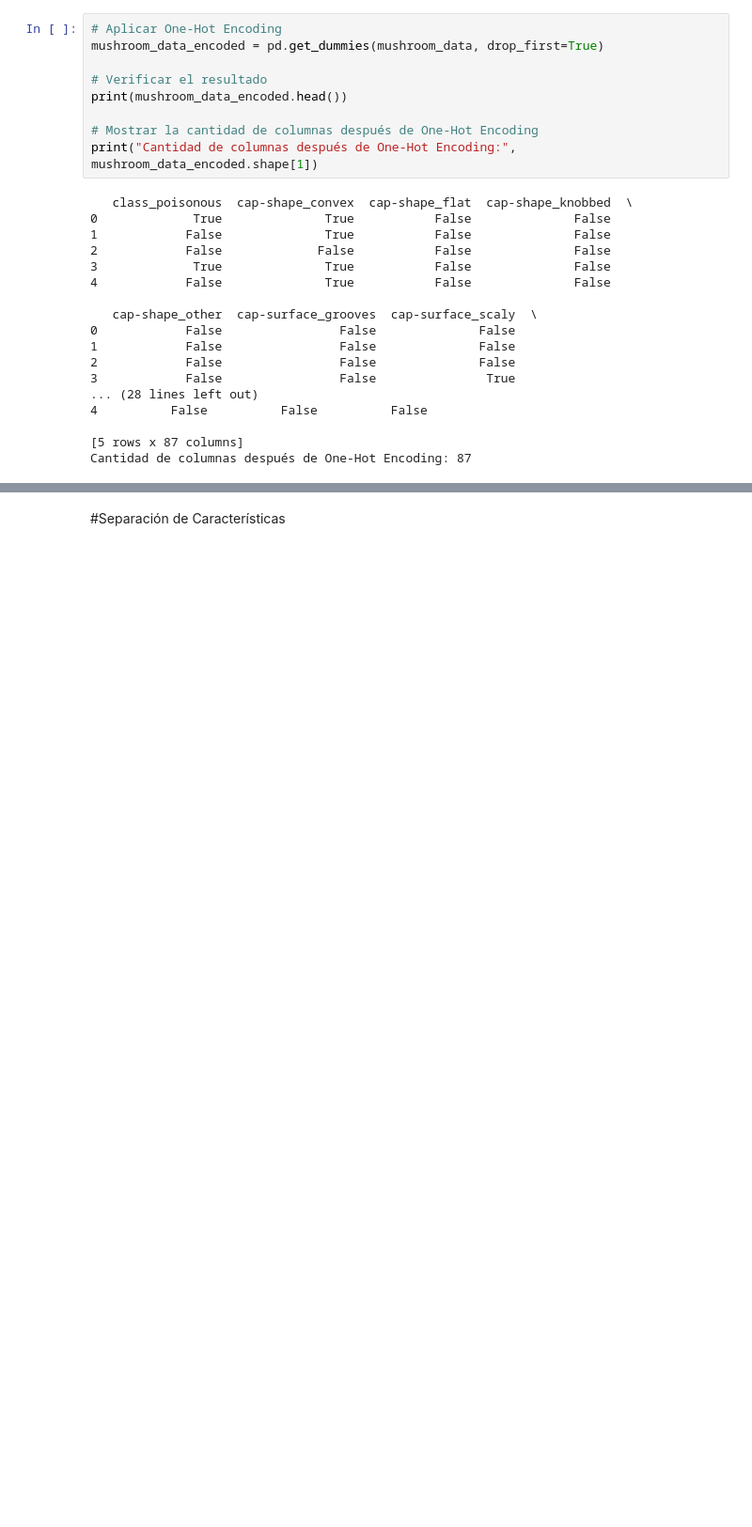
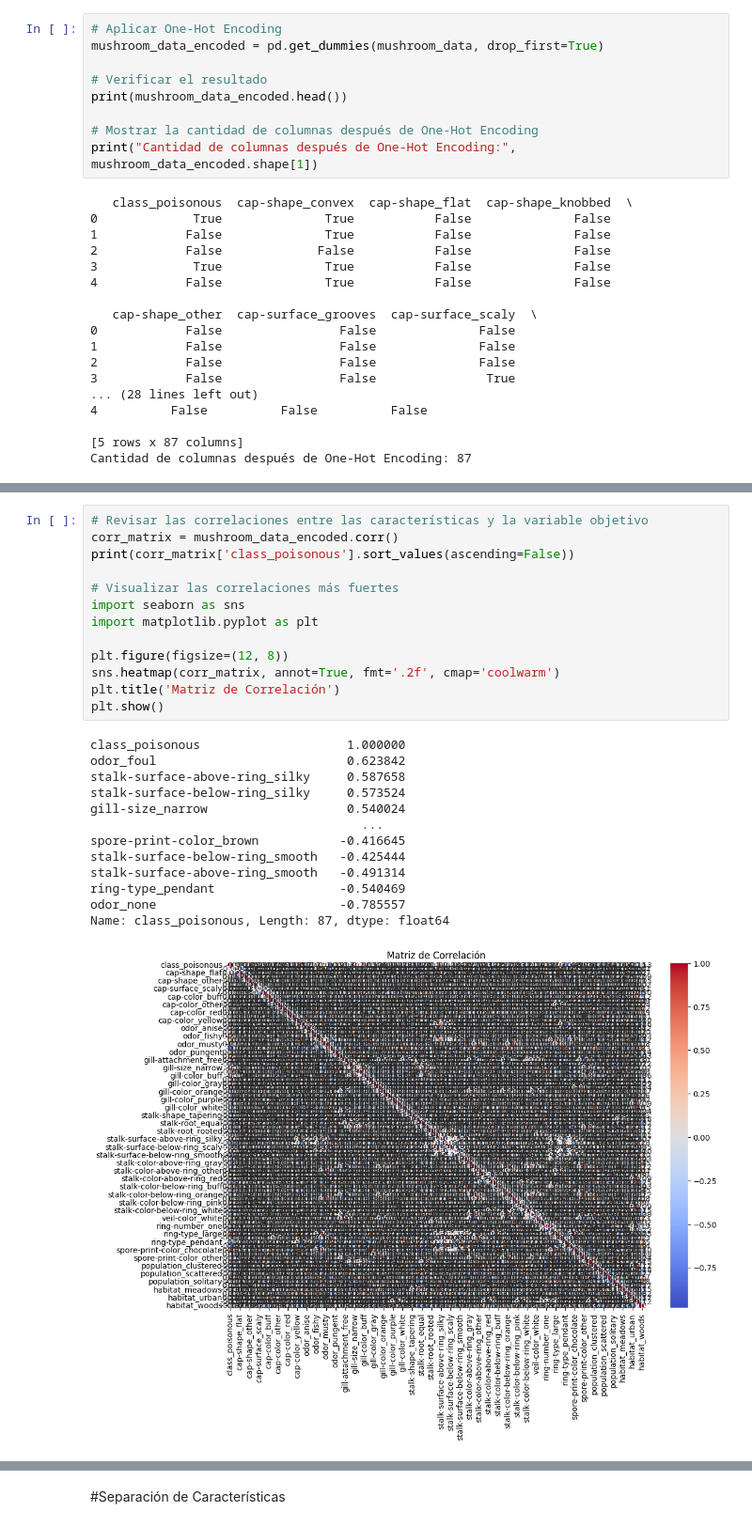
Before and after one commit to bringol/IA_TP_GRUPO_2, a Jupyter notebook: Dataset_no_me_comas.ipynb, the cells around one changed output, grey strips where cells are left out. Shown at 94% size. Cells and saved outputs as stored; diff of their text form; blank space fills up the shorter version.

```diff
--- a/Dataset_no_me_comas.ipynb
+++ b/Dataset_no_me_comas.ipynb
@@ -264,0 +286,27 @@ Cantidad de columnas después de One-Hot Encoding: 87
+# %%
+# Revisar las correlaciones entre las características y la variable objetivo
+corr_matrix = mushroom_data_encoded.corr()
+print(corr_matrix['class_poisonous'].sort_values(ascending=False))
+
+# Visualizar las correlaciones más fuertes
+import seaborn as sns
+import matplotlib.pyplot as plt
+
+plt.figure(figsize=(12, 8))
+sns.heatmap(corr_matrix, annot=True, fmt='.2f', cmap='coolwarm')
+plt.title('Matriz de Correlación')
+plt.show()
+# %% [output]
+class_poisonous                    1.000000
+odor_foul                          0.623842
+stalk-surface-above-ring_silky     0.587658
+stalk-surface-below-ring_silky     0.573524
+gill-size_narrow                   0.540024
+                                     ...
+spore-print-color_brown           -0.416645
+stalk-surface-below-ring_smooth   -0.425444
+stalk-surface-above-ring_smooth   -0.491314
+ring-type_pendant                 -0.540469
+odor_none                         -0.785557
+Name: class_poisonous, Length: 87, dtype: float64
+[figure, added]
```
Also changed, not shown: parts of 23 cells of this notebook.
